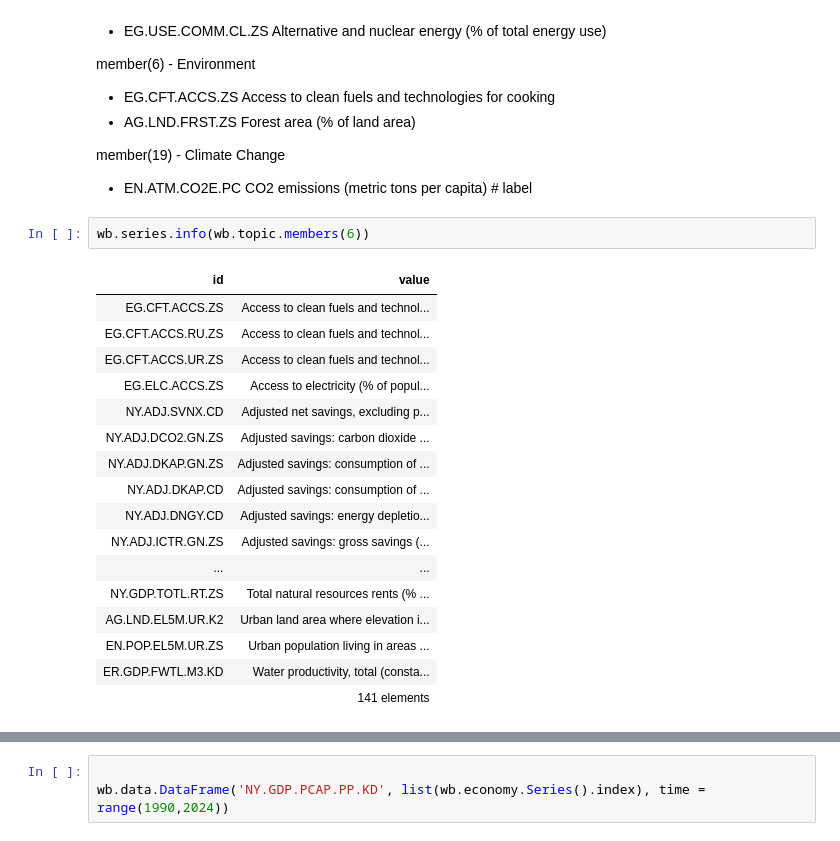
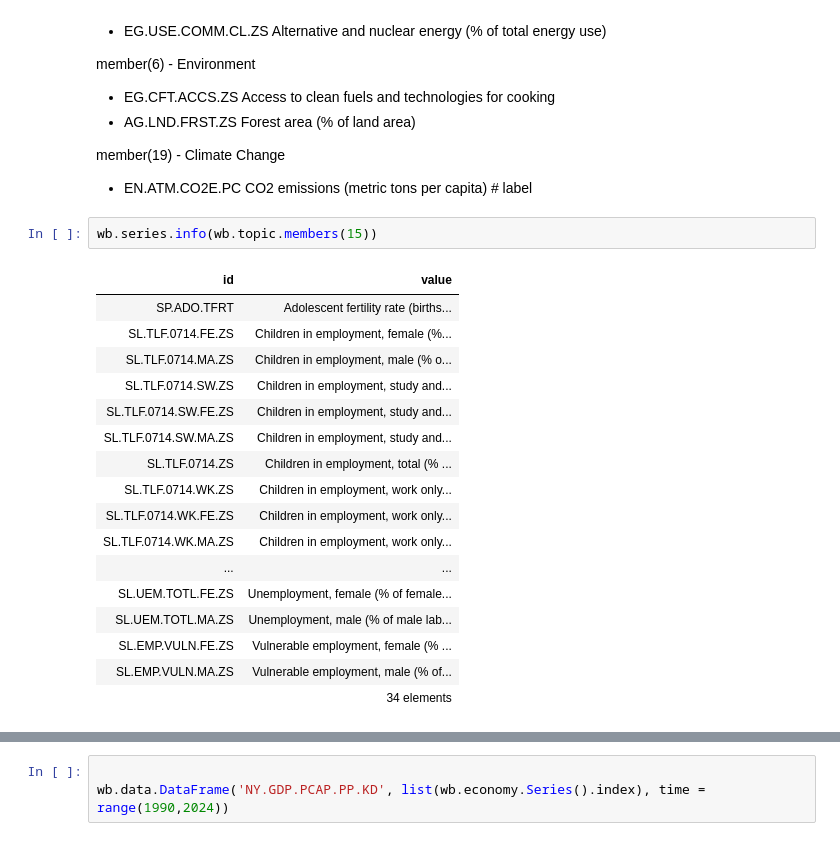
Before and after one commit to JonasFOliveira/ML-Final-Project, a Jupyter notebook: extract_wb_ML.ipynb, the cells around one changed output, grey strips where cells are left out. Drawn from its saved outputs; the diff is of its cells as text.

```diff
--- a/extract_wb_ML.ipynb
+++ b/extract_wb_ML.ipynb
@@ -72,22 +72,22 @@ member(6) - Environment
 member(19) - Climate Change
 - EN.ATM.CO2E.PC	CO2 emissions (metric tons per capita) # label
 # %%
-wb.series.info(wb.topic.members(6))
+wb.series.info(wb.topic.members(15))
 # %% [output]
 | id | value |
-| EG.CFT.ACCS.ZS | Access to clean fuels and technol... |
-| EG.CFT.ACCS.RU.ZS | Access to clean fuels and technol... |
-| EG.CFT.ACCS.UR.ZS | Access to clean fuels and technol... |
-| EG.ELC.ACCS.ZS | Access to electricity (% of popul... |
-| NY.ADJ.SVNX.CD | Adjusted net savings, excluding p... |
-| NY.ADJ.DCO2.GN.ZS | Adjusted savings: carbon dioxide ... |
-| NY.ADJ.DKAP.GN.ZS | Adjusted savings: consumption of ... |
-| NY.ADJ.DKAP.CD | Adjusted savings: consumption of ... |
-| NY.ADJ.DNGY.CD | Adjusted savings: energy depletio... |
-| NY.ADJ.ICTR.GN.ZS | Adjusted savings: gross savings (... |
+| SP.ADO.TFRT | Adolescent fertility rate (births... |
+| SL.TLF.0714.FE.ZS | Children in employment, female (%... |
+| SL.TLF.0714.MA.ZS | Children in employment, male (% o... |
+| SL.TLF.0714.SW.ZS | Children in employment, study and... |
+| SL.TLF.0714.SW.FE.ZS | Children in employment, study and... |
+| SL.TLF.0714.SW.MA.ZS | Children in employment, study and... |
+| SL.TLF.0714.ZS | Children in employment, total (% ... |
+| SL.TLF.0714.WK.ZS | Children in employment, work only... |
+| SL.TLF.0714.WK.FE.ZS | Children in employment, work only... |
+| SL.TLF.0714.WK.MA.ZS | Children in employment, work only... |
 | ... | ... |
-| NY.GDP.TOTL.RT.ZS | Total natural resources rents (% ... |
-| AG.LND.EL5M.UR.K2 | Urban land area where elevation i... |
-| EN.POP.EL5M.UR.ZS | Urban population living in areas ... |
-| ER.GDP.FWTL.M3.KD | Water productivity, total (consta... |
-|  | 141 elements |
+| SL.UEM.TOTL.FE.ZS | Unemployment, female (% of female... |
+| SL.UEM.TOTL.MA.ZS | Unemployment, male (% of male lab... |
+| SL.EMP.VULN.FE.ZS | Vulnerable employment, female (% ... |
+| SL.EMP.VULN.MA.ZS | Vulnerable employment, male (% of... |
+|  | 34 elements |
```
Also changed, not shown: parts of 4 cells of this notebook, 3 other files.
